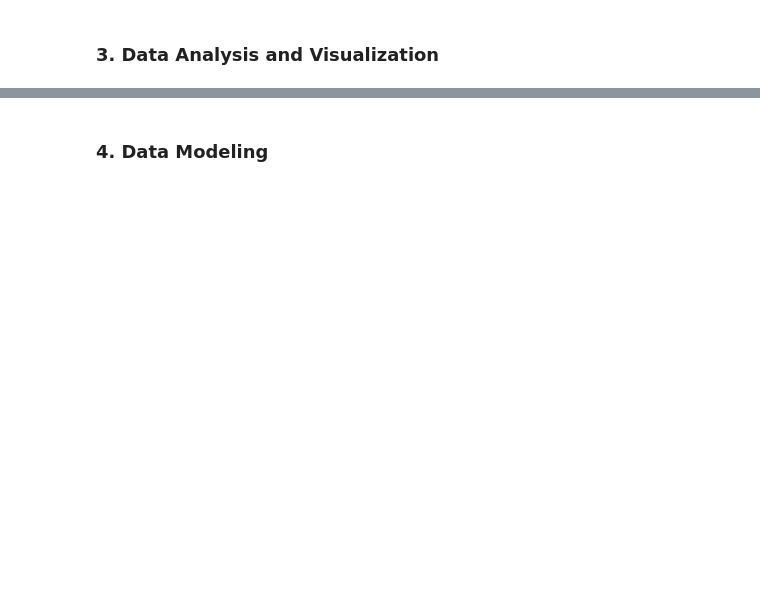
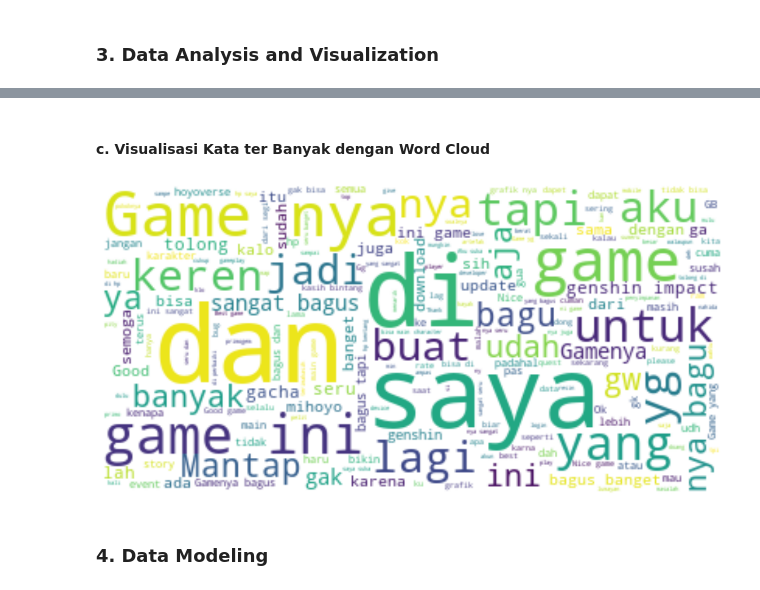
Before and after one commit to MirrorBottle/s3-kb-genshin-sentiment, a Jupyter notebook: main.ipynb, the cells around one changed output, grey strips where cells are left out. Saved outputs shown, nothing was run; the diff lists cells and outputs as text; code cells hidden in the pictures; blank space fills up the shorter version.

Commit message:
feat: add wordcloud

```diff
--- a/main.ipynb
+++ b/main.ipynb
@@ -63,3 +74,22 @@ plt.show()
+# %% [markdown]
+#### c. Visualisasi Kata ter Banyak dengan Word Cloud
+# %%
+from wordcloud import WordCloud
+from wordcloud import ImageColorGenerator
+from wordcloud import STOPWORDS
+import matplotlib.pyplot as plt
+import pandas as pd
+
+
+text = " ".join(i for i in df.content)
+stopwords = set(STOPWORDS)
+wordcloud = WordCloud(stopwords=stopwords, background_color="white").generate(text)
+plt.figure( figsize=(15,10))
+plt.imshow(wordcloud, interpolation='bilinear')
+plt.axis("off")
+plt.show()
+# %% [output]
+[figure, added]
 # %% [markdown]
 ### 4. Data Modeling
 # %%
```
Also changed, not shown: parts of 19 cells of this notebook.
